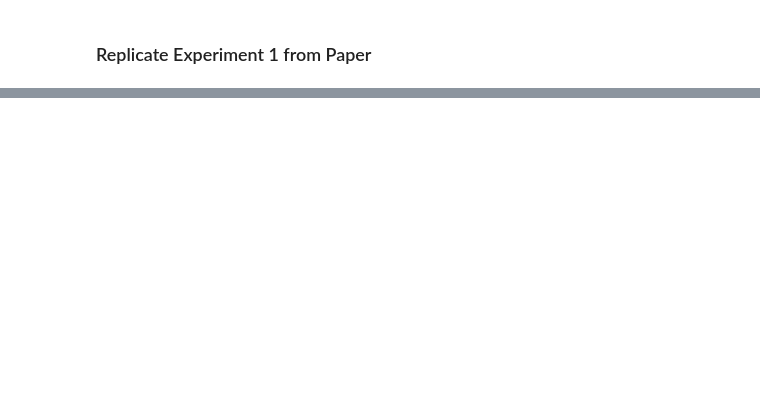
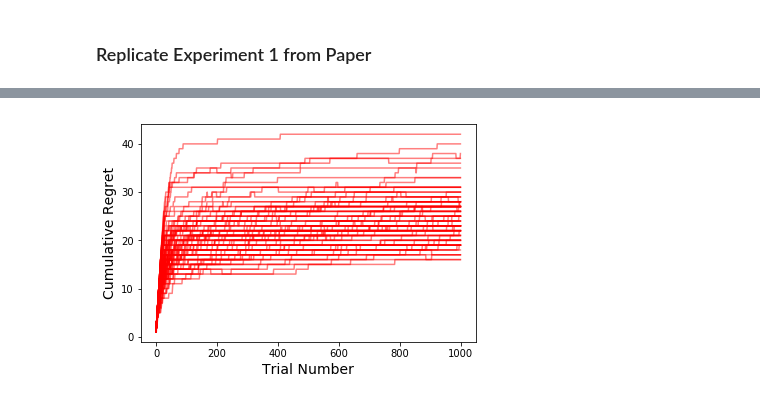
Before and after one commit to banditry/banditry, a Jupyter notebook: notebooks/pg-ts.ipynb, the cells around one changed output, grey strips where cells are left out. Drawn from its saved outputs; the diff is of its cells as text; code cells hidden in the pictures; blank space fills up the shorter version.

Commit message:
replicate experiment 1 from paper (except streaming PG-TS) and start writeup on adding prior for coefficient params

```diff
--- a/notebooks/pg-ts.ipynb
+++ b/notebooks/pg-ts.ipynb
@@ -793,8 +865,8 @@ class Experiment(Seedable):
 # %%
-factory = GaussianSimulationFactory()
+factory.reset()
 model = LogisticRegression(
     m0=np.zeros(factory.num_predictors),
     P0=np.identity(factory.num_predictors, dtype=np.float),
     num_samples=100)
-experiment = Experiment(factory, model)
-pg_ts_rewards = experiment.run()
+experiment = Experiment(factory, model, logging_frequency=500)
+pg_ts_rewards, pg_ts_optimal_rewards = experiment.run(num_replications=100)
@@ -802,0 +887,21 @@ pg_ts_rewards = experiment.run()
+# %%
+def plot_cum_regret(rewards, optimal_rewards, figsize=None, **kwargs):
+    fig, ax = plt.subplots(figsize=figsize)
+
+    regret = optimal_rewards - rewards
+    cum_regret = np.cumsum(regret, axis=-1)
+    pd.DataFrame(cum_regret.T).plot(
+        ax=ax,
+        color=kwargs.get('color', 'red'),
+        alpha=kwargs.get('alpha', 0.5))
+
+    fontsize = kwargs.pop('fontsize', 14)
+    ax.set_ylabel('Cumulative Regret', fontsize=fontsize)
+    ax.set_xlabel('Trial Number', fontsize=fontsize)
+    ax.get_legend().remove()
+
+    return ax
+# %%
+plot_cum_regret(pg_ts_rewards, pg_ts_optimal_rewards);
+# %% [output]
+[figure, added]
```
Also changed, not shown: parts of 31 cells of this notebook.
